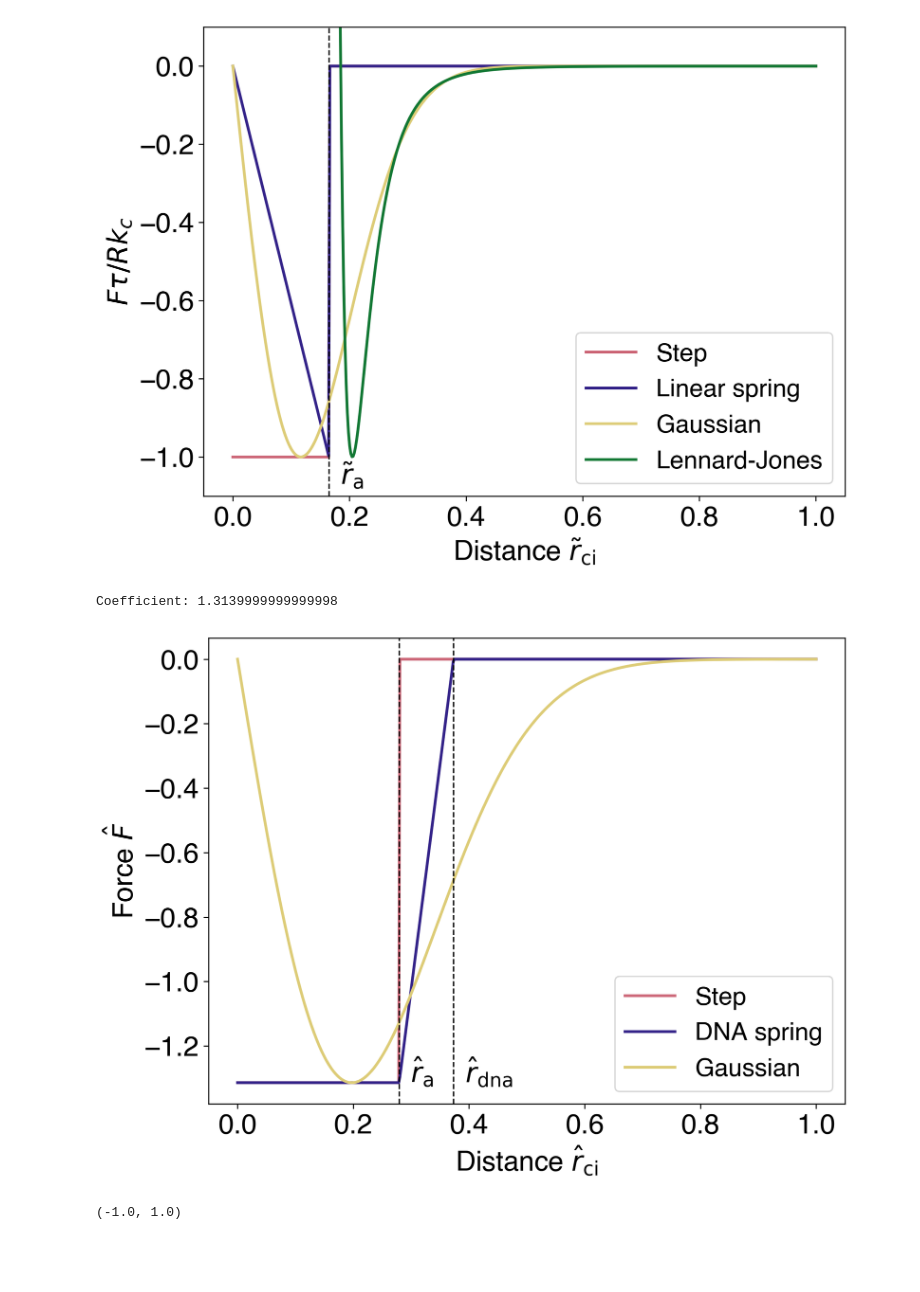
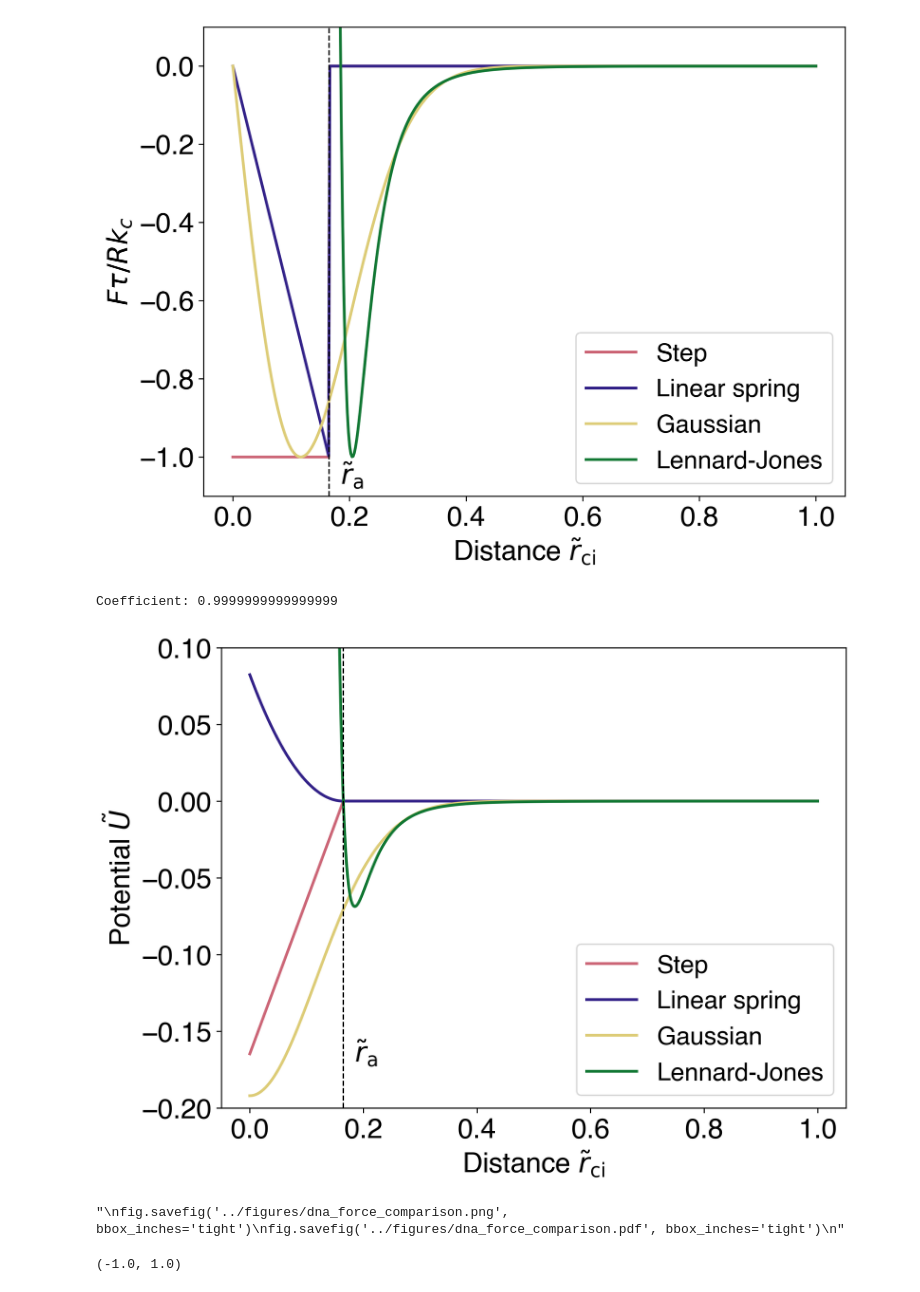
Before and after one commit to wppppupr/MTCargoSim, a Jupyter notebook: notebook/python.ipynb, the cells around one changed output. Saved outputs shown, nothing was run; the diff lists cells and outputs as text; code cells hidden in the pictures; blank space fills up the shorter version.

```diff
--- a/notebook/python.ipynb
+++ b/notebook/python.ipynb
@@ -83,36 +83,70 @@ fig.savefig('../figures/dna_force_comparison.pdf', bbox_inches='tight')
 Coefficient: 0.9999999999999999
 [figure]
 # %%
-k_cargo = 1.0e-9
-v = 0.5
-tau = r/v
+def dna_force_gaussian(epsilon, r, r_a):
+    return -epsilon * np.exp(-(r**2)/(r_a**2))
+
+def dna_force(f, r, r_a):
+    if r < r_a:
+        return f * (r-r_a)
+    else:
+        return 0.0
+
+def dna_force_spring(f, r, r_a, r_dna):
+    if r < r_a:
+        return -f
+    elif r_a <= r < r_dna:
+        return -f * (r_dna - r) / (r_dna - r_a)
+    else:
+        return 0.0
+
+def spring_force(f, r, r_a):
+    if r < r_a:
+        return f * (r-r_a)**2/(2*r_a)
+    else:
+        return 0
+
+def Lennard_force(epsilon, r, sigma):
+    return 4 * epsilon * (((sigma**12) / (r**12)) - ((sigma**6) / (r**6)))
+
+
+
+LJ_e = (13/144) * ((26/7)**(7/6)) * r_a * f
 
 coefficient = tau / (k_cargo * r)
 
 print("Coefficient:", f*coefficient)
 
+distances = np.linspace(0, 1.0, 500)
+
 fig, ax = plt.subplots()
 
 ax.plot(distances, [dna_force(f*coefficient, r, r_a) for r in distances], label='Step')
-ax.plot(distances, [dna_force_spring(f*coefficient, r, r_a, r_dna) for r in distances], label='DNA spring')
+#ax.plot(distances, [dna_force_spring(f*coefficient, r, r_a, r_dna) for r in distances], label='DNA spring')
+ax.plot(distances, [spring_force(f*coefficient, r, r_a) for r in distances], label='Linear spring')
 ax.plot(distances, [dna_force_gaussian(epsilon*coefficient, r, r_a) for r in distances], label='Gaussian')
 
+ax.plot(distances, [Lennard_force(LJ_e*coefficient, r, r_a) for r in distances], label='Lennard-Jones')
+
 ax.axvline(r_a, color='black', lw=1, ls='--')
-ax.axvline(r_dna, color='black', lw=1, ls='--')
+#ax.axvline(r_dna, color='black', lw=1, ls='--')
 
-ax.text(r_a + 0.02, -f*coefficient, '$\hat{r}_\mathrm{a}$')
-ax.text(r_dna + 0.02, -f*coefficient, '$\hat{r}_\mathrm{dna}$')
+ax.text(r_a + 0.02, -0.17, '$\\tilde{r}_\mathrm{a}$')
+#ax.text(r_dna + 0.02, -f*coefficient, '$\hat{r}_\mathrm{dna}$')
 
-ax.set_xlabel('Distance $\hat{r}_\mathrm{ci}$')
-ax.set_ylabel('Force $\hat{F}$')
+ax.set_xlabel('Distance $\\tilde{r}_\mathrm{ci}$')
+ax.set_ylabel('Potential $\\tilde{U}$')
+ax.set_ylim(-0.2, 0.1)
 ax.legend()
 plt.show()
-
+"""
 fig.savefig('../figures/dna_force_comparison.png', bbox_inches='tight')
 fig.savefig('../figures/dna_force_comparison.pdf', bbox_inches='tight')
+"""
 # %% [output]
-Coefficient: 1.3139999999999998
+Coefficient: 0.9999999999999999
-[figure, old version]
+[figure, new version]
+"\nfig.savefig('../figures/dna_force_comparison.png', bbox_inches='tight')\nfig.savefig('../figures/dna_force_comparison.pdf', bbox_inches='tight')\n"
 # %%
 import numpy as np
 import glob
```
